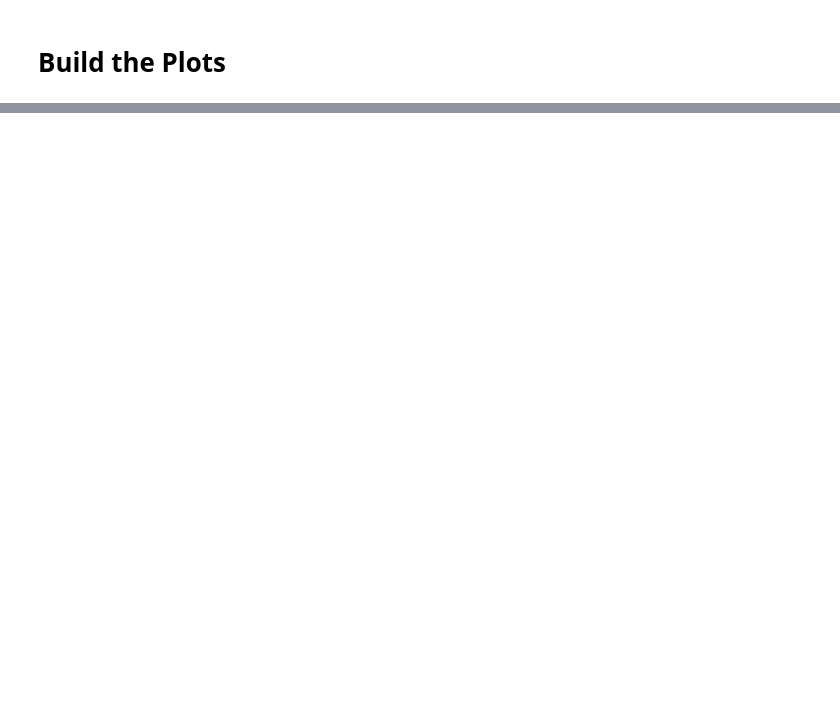
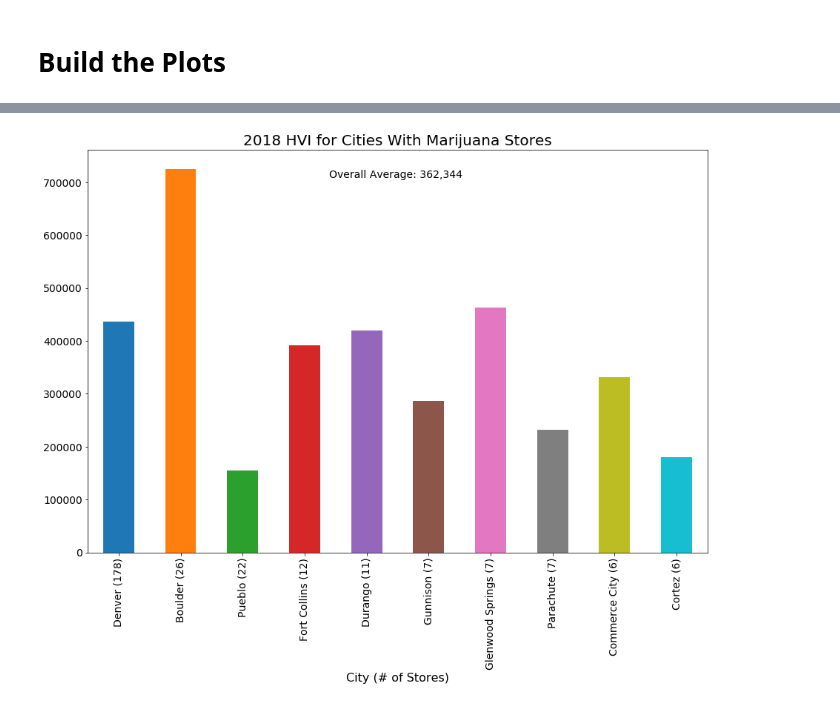
Before and after one commit to joshshigaki/Team-5, a Jupyter notebook: housing_valuation.ipynb, the cells around one changed output, grey strips where cells are left out. Saved outputs shown, nothing was run; the diff lists cells and outputs as text; code cells hidden in the pictures; blank space fills up the shorter version.

```diff
--- a/housing_valuation.ipynb
+++ b/housing_valuation.ipynb
@@ -205,8 +140,0 @@ zillow_df_sum
-# %%
-#Index the summary dataframe by zip code so we can graph on that field
-zillow_df_sum.index = zillow_df_sum['ZipCode']
-
-#drop the zip code column since it's already in the index
-zillow_df_sum = zillow_df_sum.drop(columns={'ZipCode'})
-
-zillow_df_sum.head(10)
@@ -293,0 +320,19 @@ plt.show()
+# %%
+#Plot 2018 housing values with marijuana stores in the city - top ten
+
+overall_mj_avg = round(top_10_mj_df['2018'].mean(), 0)
+overall_mj_avg = int(overall_mj_avg)
+overall_mj_avg = "{:,}".format(overall_mj_avg)
+
+overall_mj_text = f'Overall Average: {overall_mj_avg} '
+
+ax = top_10_mj_df.plot(kind="bar", y="2018", figsize=(15, 10), legend=False, fontsize=14)
+
+ax.set_xlabel('City (# of Stores)', size=16)
+ax.set_title('2018 HVI for Cities With Marijuana Stores', size=20)
+ax.text(.5, .95, overall_mj_text, horizontalalignment='center', verticalalignment='top', transform=ax.transAxes, size=14)
+
+#Save the plot
+plt.savefig("Images/2018 HVI for Cities With MJ Stores.png")
+# %% [output]
+[figure, added]
```
Also changed, not shown: parts of 21 cells of this notebook, 3 other files.
